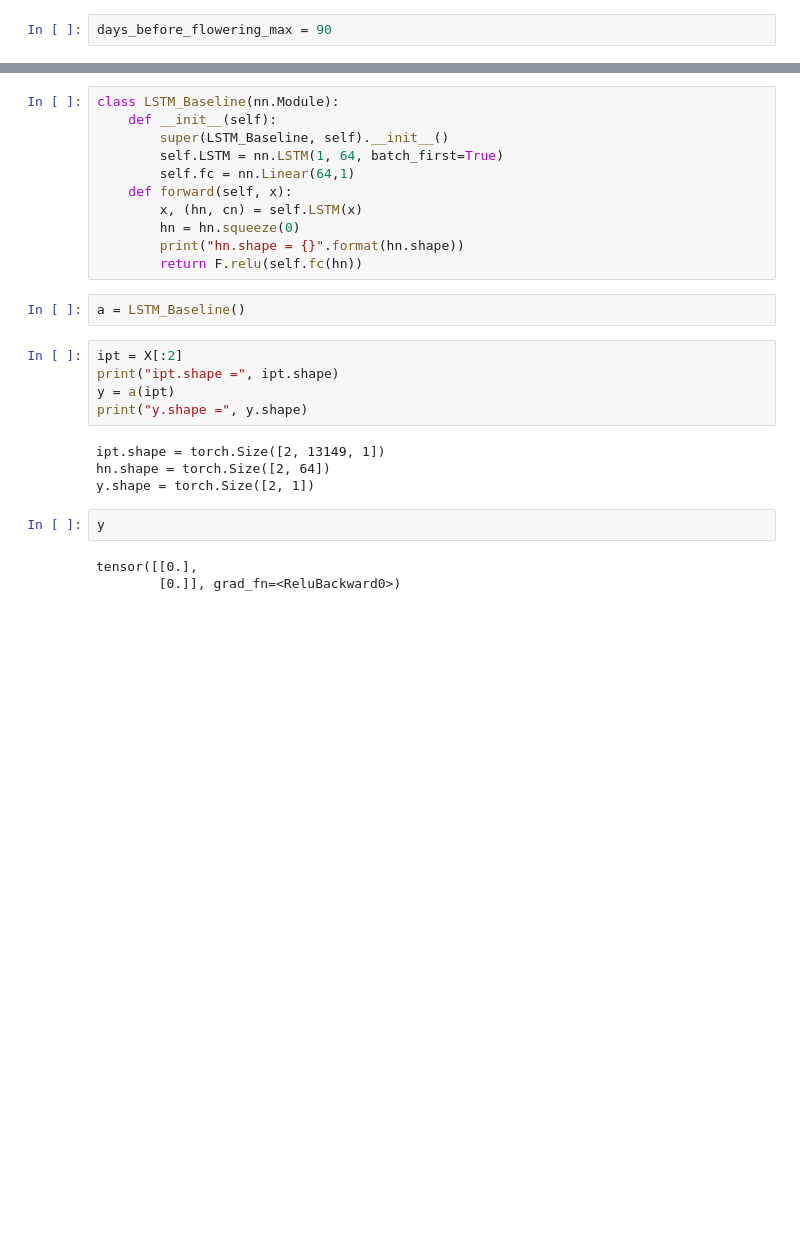
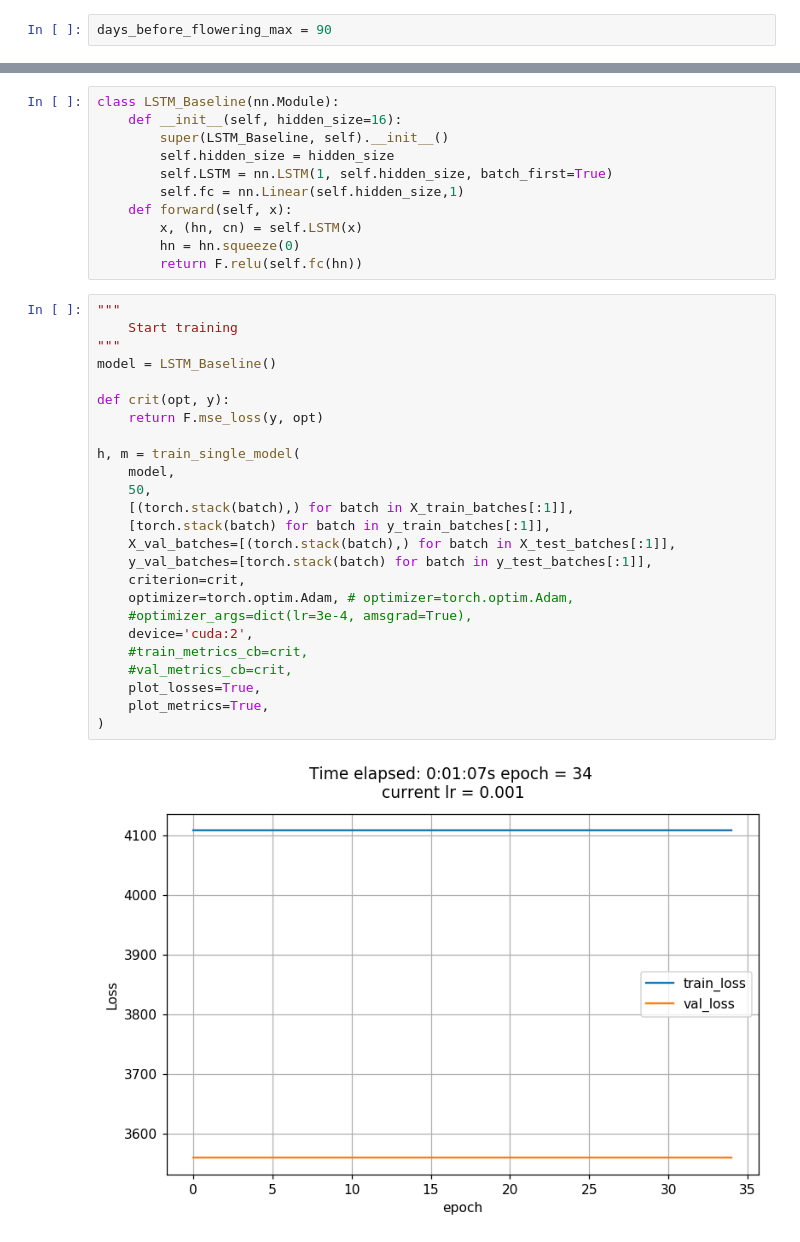
Before and after one commit to dnnagy/dslab2019-project, a Jupyter notebook: LSTM-predictor.ipynb, the cells around one changed output, grey strips where cells are left out. Drawn from its saved outputs; the diff is of its cells as text; blank space fills up the shorter version.

Commit message:
Try LSTM

```diff
--- a/LSTM-predictor.ipynb
+++ b/LSTM-predictor.ipynb
@@ -208,27 +232,38 @@ X.shape, y.shape
 # %%
 class LSTM_Baseline(nn.Module):
-    def __init__(self):
+    def __init__(self, hidden_size=16):
         super(LSTM_Baseline, self).__init__()
-        self.LSTM = nn.LSTM(1, 64, batch_first=True)
-        self.fc = nn.Linear(64,1)
+        self.hidden_size = hidden_size
+        self.LSTM = nn.LSTM(1, self.hidden_size, batch_first=True)
+        self.fc = nn.Linear(self.hidden_size,1)
     def forward(self, x):
         x, (hn, cn) = self.LSTM(x)
         hn = hn.squeeze(0)
-        print("hn.shape = {}".format(hn.shape))
         return F.relu(self.fc(hn))
-# %%
-a = LSTM_Baseline()
-# %%
-ipt = X[:2]
-print("ipt.shape =", ipt.shape)
-y = a(ipt)
-print("y.shape =", y.shape)
-# %% [output]
-ipt.shape = torch.Size([2, 13149, 1])
-hn.shape = torch.Size([2, 64])
-y.shape = torch.Size([2, 1])
-# %%
-y
-# %% [output]
-tensor([[0.],
-        [0.]], grad_fn=<ReluBackward0>)
+# %%
+"""
+    Start training
+"""
+model = LSTM_Baseline()
+
+def crit(opt, y):
+    return F.mse_loss(y, opt)
+
+h, m = train_single_model(
+    model,
+    50,
+    [(torch.stack(batch),) for batch in X_train_batches[:1]],
+    [torch.stack(batch) for batch in y_train_batches[:1]],
+    X_val_batches=[(torch.stack(batch),) for batch in X_test_batches[:1]],
+    y_val_batches=[torch.stack(batch) for batch in y_test_batches[:1]],
+    criterion=crit,
+    optimizer=torch.optim.Adam, # optimizer=torch.optim.Adam,
+    #optimizer_args=dict(lr=3e-4, amsgrad=True),
+    device='cuda:2',
+    #train_metrics_cb=crit,
+    #val_metrics_cb=crit,
+    plot_losses=True,
+    plot_metrics=True,
+)
+# %% [output]
+[figure, added]
```
Also changed, not shown: parts of 2 cells of this notebook, 1 other file.
